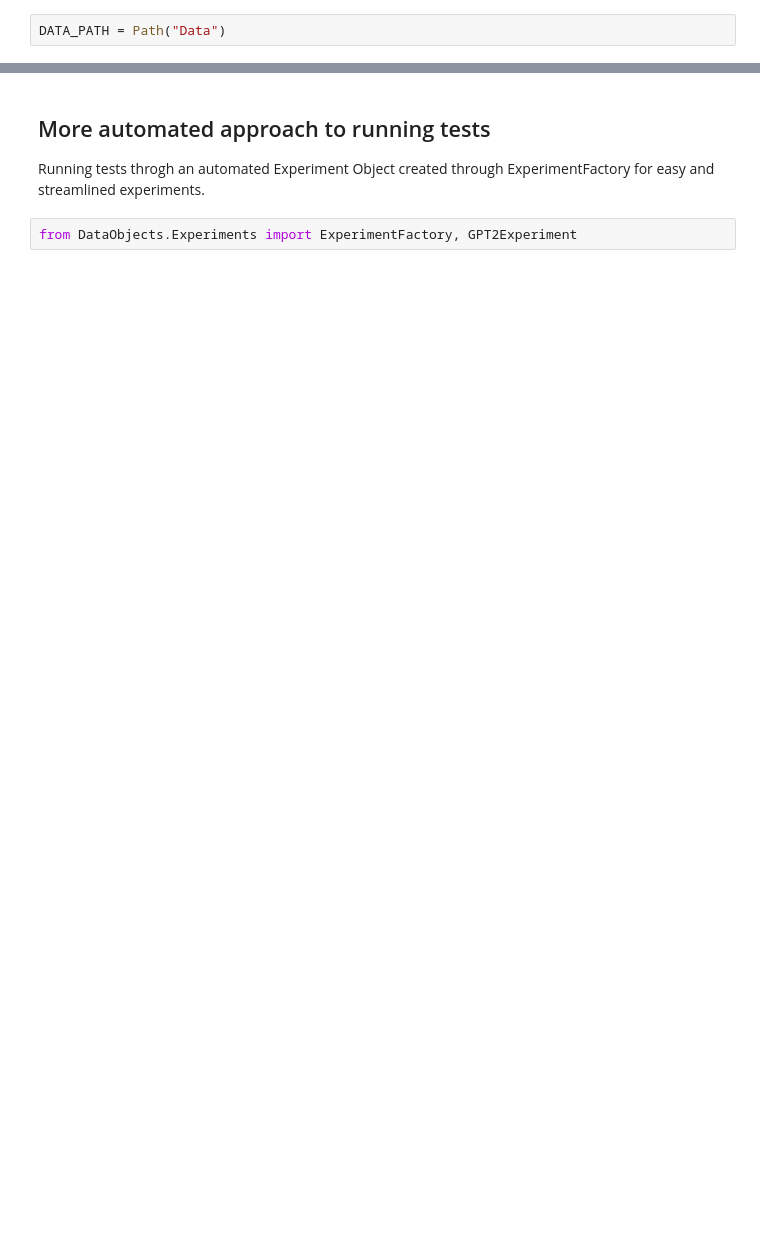
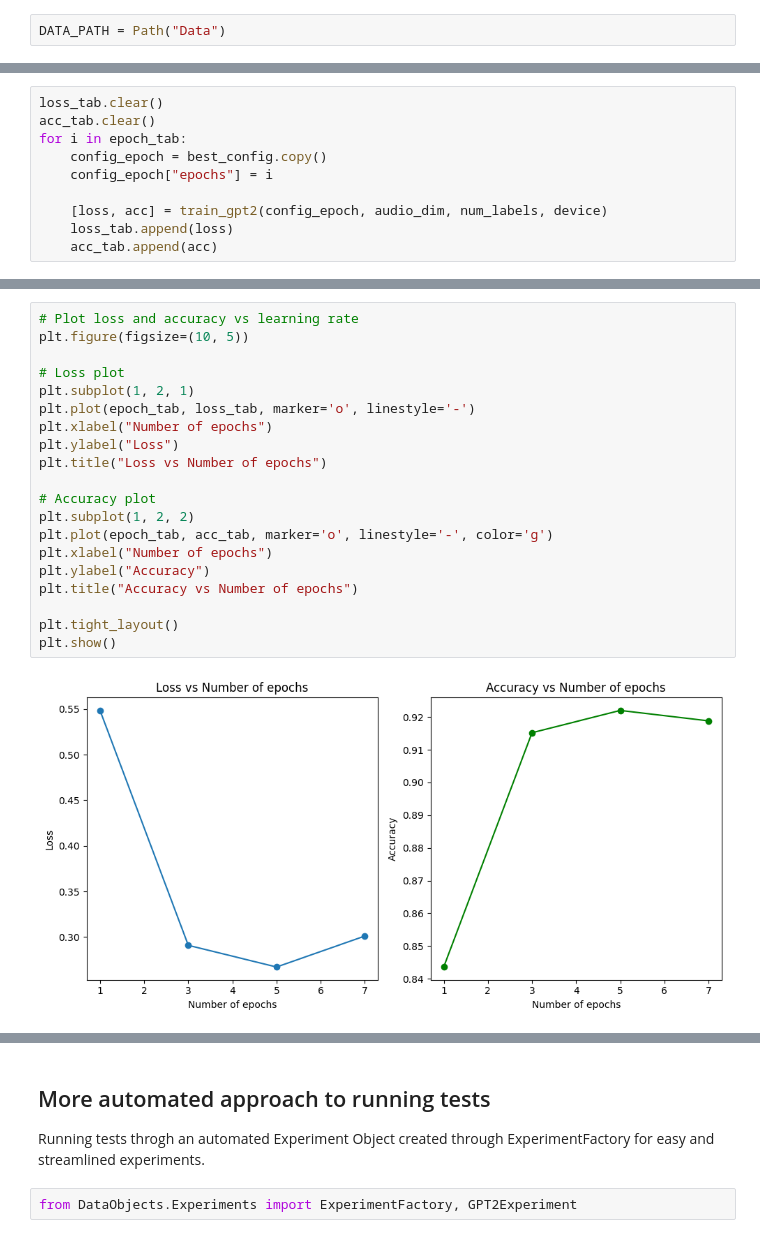
Before and after one commit to Ja-Gk-00/DeepLearning, a Jupyter notebook: Project_II/GPTTransformerExploration.ipynb, the cells around one changed output, grey strips where cells are left out. Saved outputs shown, nothing was run; the diff lists cells and outputs as text; blank space fills up the shorter version.

```diff
--- a/Project_II/GPTTransformerExploration.ipynb
+++ b/Project_II/GPTTransformerExploration.ipynb
@@ -75,0 +361,10 @@ model = GPT2FineTuner(
+# %%
+loss_tab.clear()
+acc_tab.clear()
+for i in epoch_tab:
+    config_epoch = best_config.copy()
+    config_epoch["epochs"] = i
+
+    [loss, acc] = train_gpt2(config_epoch, audio_dim, num_labels, device)
+    loss_tab.append(loss)
+    acc_tab.append(acc)
@@ -75,0 +391,22 @@ model = GPT2FineTuner(
+# %%
+# Plot loss and accuracy vs learning rate
+plt.figure(figsize=(10, 5))
+
+# Loss plot
+plt.subplot(1, 2, 1)
+plt.plot(epoch_tab, loss_tab, marker='o', linestyle='-')
+plt.xlabel("Number of epochs")
+plt.ylabel("Loss")
+plt.title("Loss vs Number of epochs")
+
+# Accuracy plot
+plt.subplot(1, 2, 2)
+plt.plot(epoch_tab, acc_tab, marker='o', linestyle='-', color='g')
+plt.xlabel("Number of epochs")
+plt.ylabel("Accuracy")
+plt.title("Accuracy vs Number of epochs")
+
+plt.tight_layout()
+plt.show()
+# %% [output]
+[figure, added]
```
Also changed, not shown: parts of 20 cells of this notebook.
